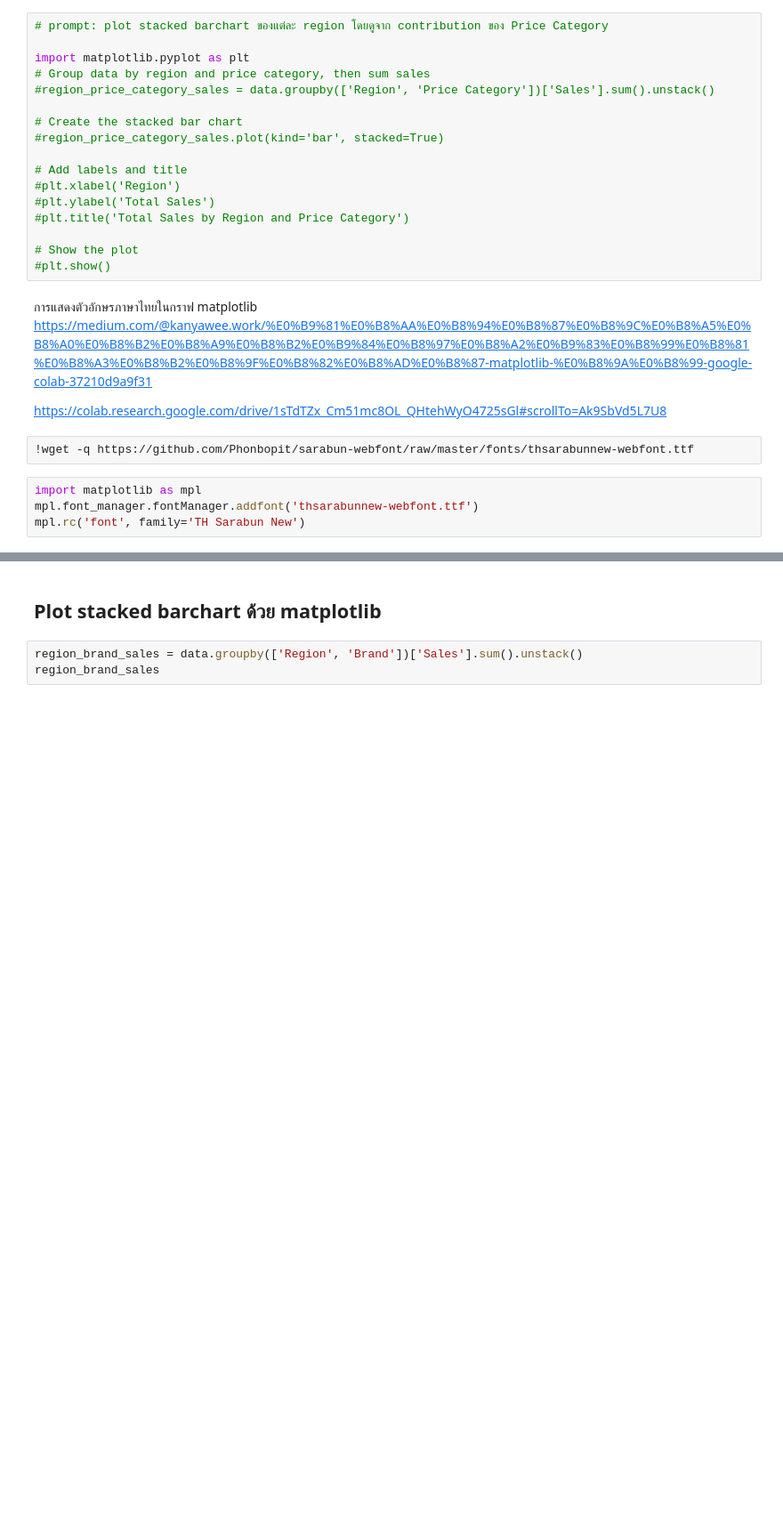
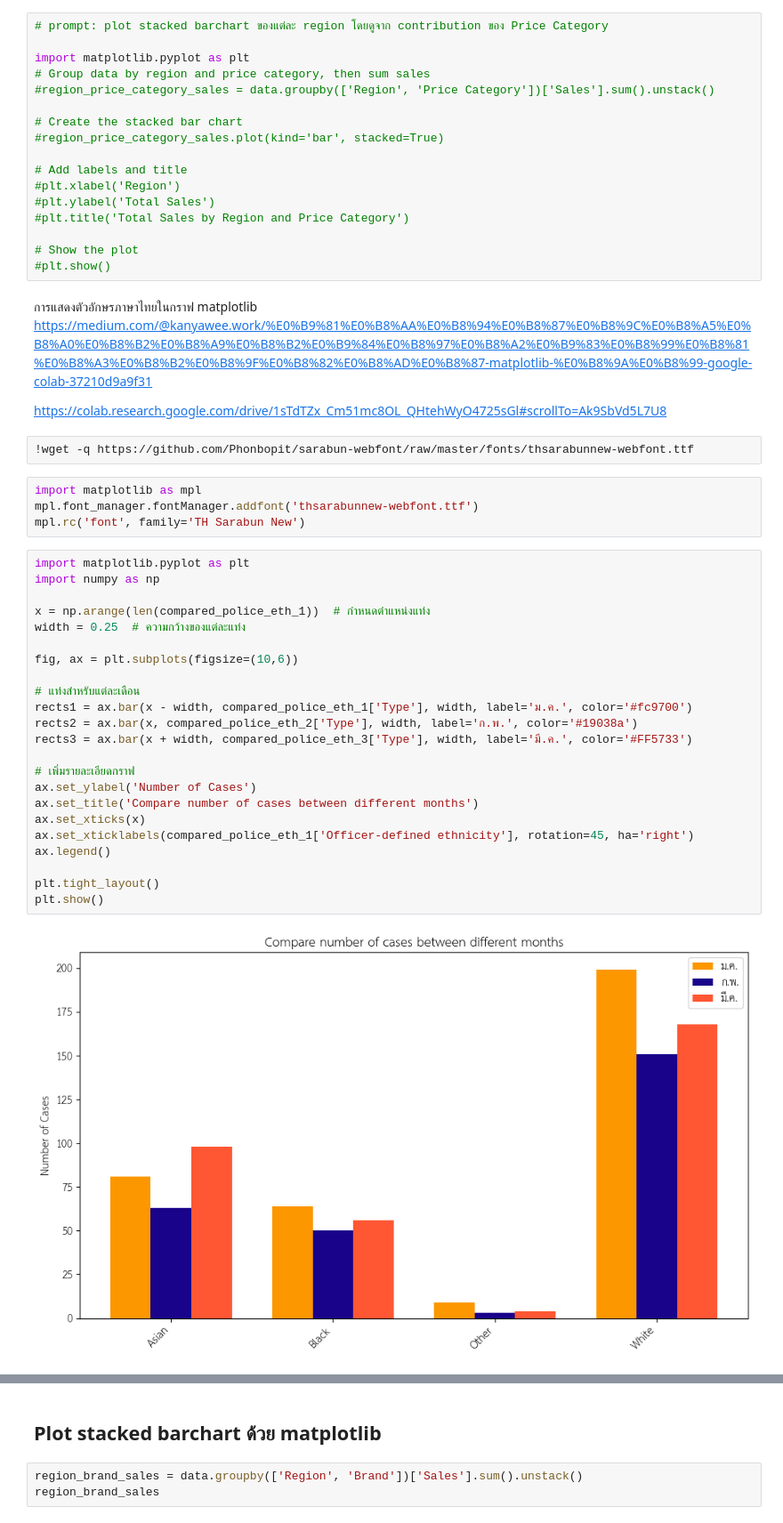
Before and after one commit to Tanny-H/dataviz2025, a Jupyter notebook: 663020280_8_Visualize_Data_Comparison_2025.ipynb, the cells around one changed output, grey strips where cells are left out. Shown at 89% size. Saved outputs shown, nothing was run; the diff lists cells and outputs as text; blank space fills up the shorter version.

```diff
--- a/663020280_8_Visualize_Data_Comparison_2025.ipynb
+++ b/663020280_8_Visualize_Data_Comparison_2025.ipynb
@@ -144,6 +142,31 @@ https://colab.research.google.com/drive/1sTdTZx_Cm51mc8OL_QHtehWyO4725sGl#scroll
 import matplotlib as mpl
 mpl.font_manager.fontManager.addfont('thsarabunnew-webfont.ttf')
 mpl.rc('font', family='TH Sarabun New')
+# %%
+import matplotlib.pyplot as plt
+import numpy as np
+
+x = np.arange(len(compared_police_eth_1))  # กำหนดตำแหน่งแท่ง
+width = 0.25  # ความกว้างของแต่ละแท่ง
+
+fig, ax = plt.subplots(figsize=(10,6))
+
+# แท่งสำหรับแต่ละเดือน
+rects1 = ax.bar(x - width, compared_police_eth_1['Type'], width, label='ม.ค.', color='#fc9700')
+rects2 = ax.bar(x, compared_police_eth_2['Type'], width, label='ก.พ.', color='#19038a')
+rects3 = ax.bar(x + width, compared_police_eth_3['Type'], width, label='มี.ค.', color='#FF5733')
+
+# เพิ่มรายละเอียดกราฟ
+ax.set_ylabel('Number of Cases')
+ax.set_title('Compare number of cases between different months')
+ax.set_xticks(x)
+ax.set_xticklabels(compared_police_eth_1['Officer-defined ethnicity'], rotation=45, ha='right')
+ax.legend()
+
+plt.tight_layout()
+plt.show()
+# %% [output]
+[figure, added]
 # %%
 # prompt: plot stacked barchart ของแต่ละ region โดยดูจาก contribution ของ Price Category
 
```
Also changed, not shown: parts of 16 cells of this notebook.
